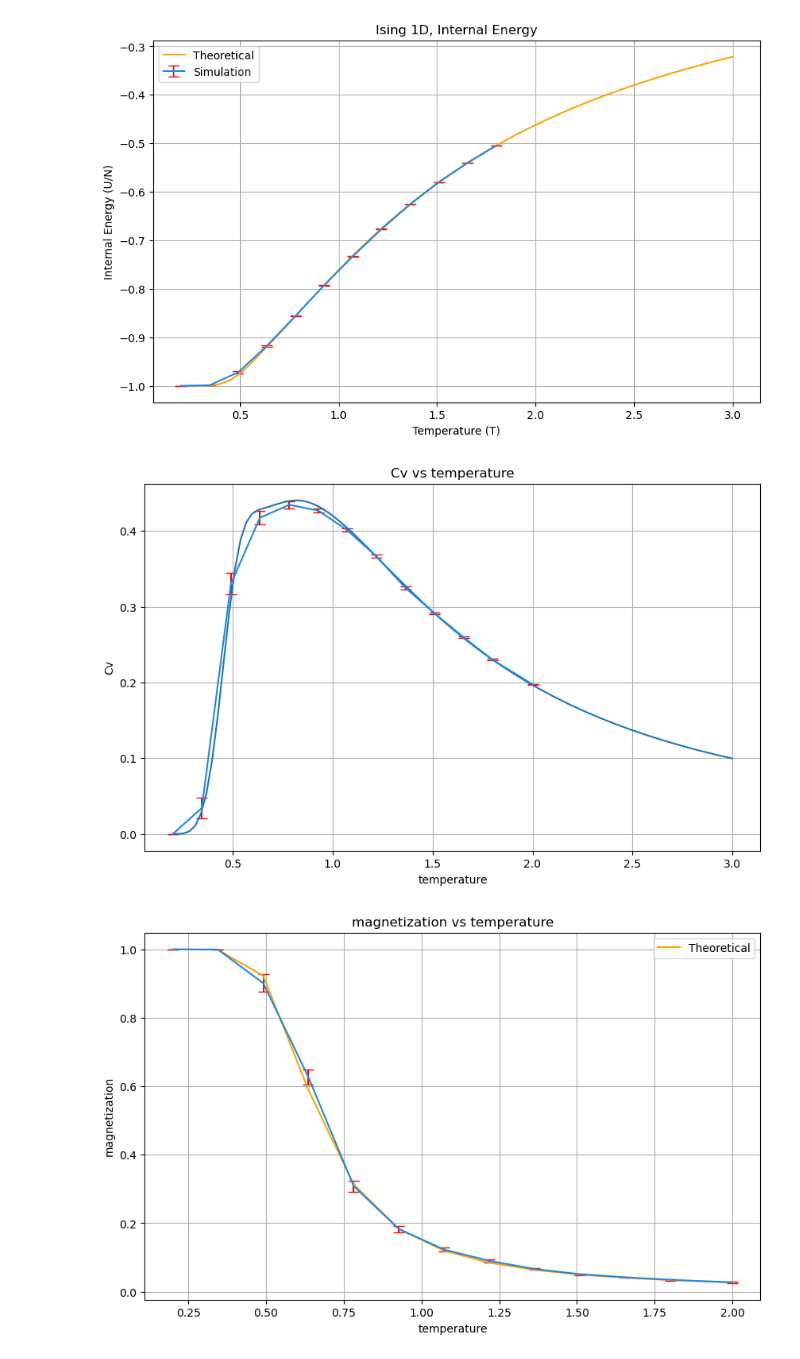
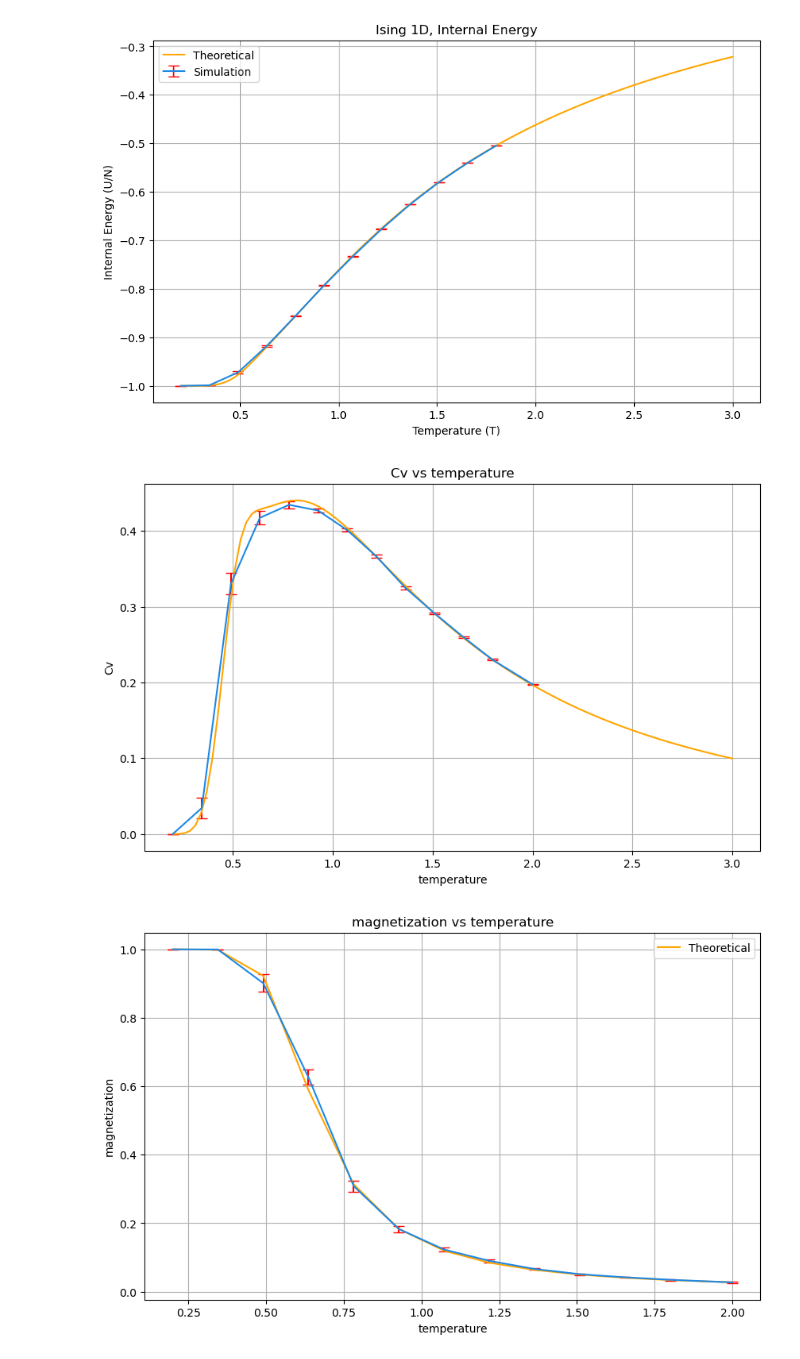
Before and after one commit to filmauri/LSN, a Jupyter notebook: 06/Esercizio6.ipynb, the cells around one changed output. Drawn from its saved outputs; the diff is of its cells as text; code cells hidden in the pictures.

```diff
--- a/06/Esercizio6.ipynb
+++ b/06/Esercizio6.ipynb
@@ -18,0 +183,43 @@ Per poter fare ciò scrivo una funzione che crea i file con i dati dell'ultimo b
+# %%
+data = np.loadtxt('/Users/marta/Documents/LSN/06/NSL_SIMULATOR/OUTPUT_Equilibrazione/total_energy.dat')
+block = data[:, 0]
+te_ave = data[:, 2]
+error = data[:, 3]
+
+# Crea il grafico con stile moderno
+plt.style.use('seaborn-v0_8-whitegrid')
+fig, ax = plt.subplots(figsize=(12, 7))
+
+# Plot della linea principale senza errorbars
+plt.plot(block, te_ave, 'o-', color='#85C1E9', linewidth=1, markersize=2, alpha=0.9)
+
+# Errorbars solo ogni 20 punti
+step = 20
+indices = range(0, len(block), step)
+plt.errorbar(block[indices], te_ave[indices], yerr=error[indices],
+             fmt='none', ecolor='#FF7F50', capsize=4, capthick=0.5, alpha=0.9)
+
+# Personalizzazione avanzata del grafico
+plt.xlabel('Block', fontsize=14, fontweight='bold', color='#2C3E50')
+plt.ylabel('TE_AVE', fontsize=14, fontweight='bold', color='#2C3E50')
+plt.title('Equilibrazione, Energia totale',
+          fontsize=16, fontweight='bold', color='#2C3E50', pad=20)
+
+# Grid personalizzata
+plt.grid(True, alpha=0.4, linestyle='--', linewidth=0.8, color='#85929E')
+
+# Spines personalizzati
+ax.spines['top'].set_visible(False)
+ax.spines['right'].set_visible(False)
+ax.spines['left'].set_color('#2C3E50')
+ax.spines['bottom'].set_color('#2C3E50')
+ax.spines['left'].set_linewidth(1.2)
+ax.spines['bottom'].set_linewidth(1.2)
+
+# Tick personalizzati
+ax.tick_params(colors='#2C3E50', labelsize=11, width=1.2, length=6)
+
+# Aggiunge un po' di padding
+plt.margins(x=0.02, y=0.05)
+plt.tight_layout()
+plt.show()
@@ -221,25 +435,25 @@ plt.show()
 # %%
 # Read the data and skip the first row (header)
 data = pd.read_csv('NSL_SIMULATOR/OUTPUT_GIBBS_NO_H/GIBBS/cv.dat', header=None, delim_whitespace=True)
 
 # Extract the columns
 x = data[0]
 y = data[1]
 yerr = data[2]
 
 heat=((beta*J)**2)*(((1+thN+(Ns-1)*(th**2)+(Ns-1)*(ch**2)*thN)/(1+thN))-Ns*((th+ch*thN)/(1+thN))**2)
 
 # Create the plot with error bars
 plt.figure(figsize=(10, 6))
 plt.errorbar(x, y, yerr=yerr, color='#1E88E5', ecolor='r', capsize=5)
-plt.plot(T, heat)
+plt.plot(T, heat, label='Theoretical', color='orange')
 plt.xlabel('temperature')
 plt.ylabel('Cv')
 plt.title('Cv vs temperature')
 plt.grid(True)
 plt.show()
 # %% [output]
-[figure, old version]
+[figure, new version]
 # %%
 # Read the data and skip the first row (header)
 data = pd.read_csv('NSL_SIMULATOR/OUTPUT_GIBBS_H/GIBBS/magnet.dat', header=None, delim_whitespace=True)
```
Also changed, not shown: parts of 11 cells of this notebook, 2 other files.
